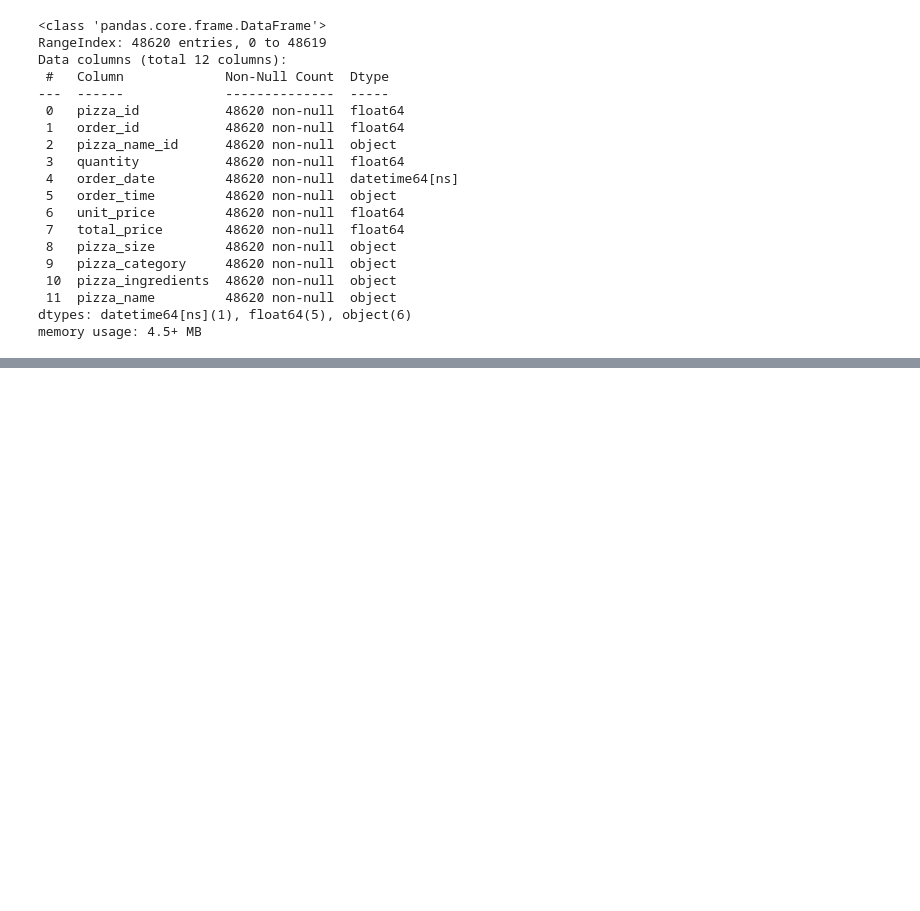
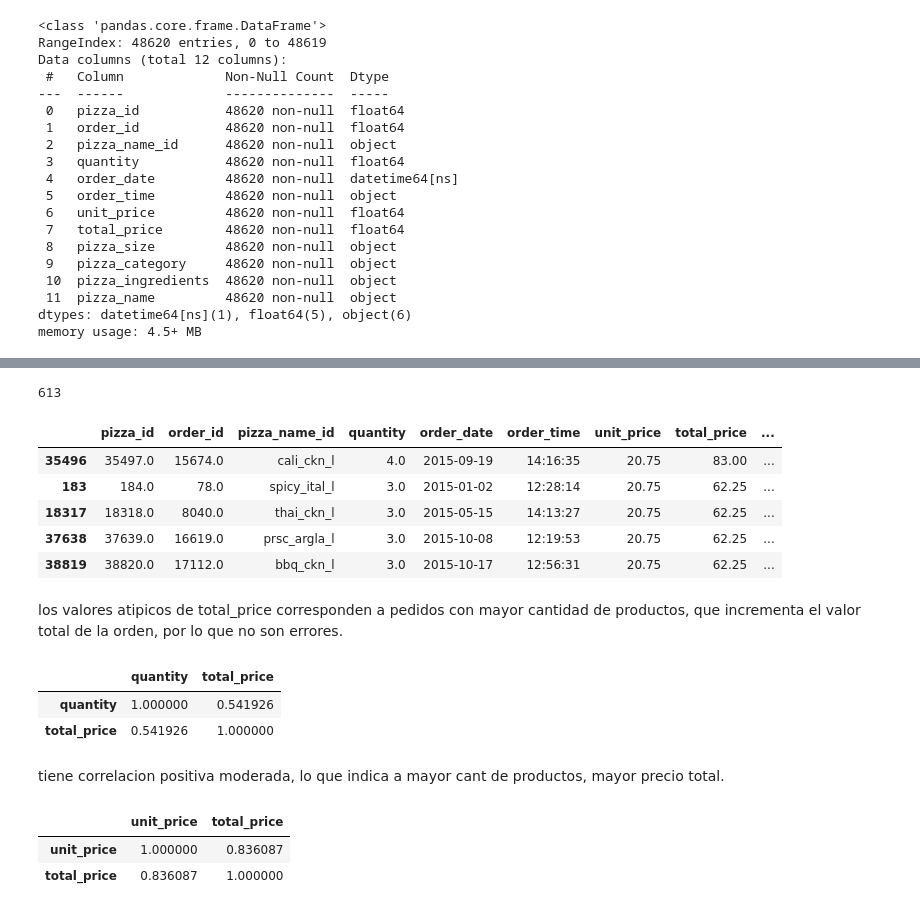
Before and after one commit to Juanjerezz/ciencia-de-datos, a Jupyter notebook: 4.EDA/Pizza_sales.ipynb, the cells around one changed output, grey strips where cells are left out. Drawn from its saved outputs; the diff is of its cells as text; code cells hidden in the pictures; blank space fills up the shorter version.

```diff
--- a/4.EDA/Pizza_sales.ipynb
+++ b/4.EDA/Pizza_sales.ipynb
@@ -138,0 +201,36 @@ order_time ya  esta como datetime.time pero en info aparece como objeto, raro
+# %%
+Q1 = df['total_price'].quantile(0.25)
+Q3 = df['total_price'].quantile(0.75)
+IQR = Q3 - Q1
+
+outliers = df[(df['total_price'] < Q1 - 1.5*IQR) |
+              (df['total_price'] > Q3 + 1.5*IQR)]
+
+len(outliers)
+# %% [output]
+613
+# %%
+outliers.sort_values(by='total_price', ascending=False).head()
+# %% [output]
+|  | pizza_id | order_id | pizza_name_id | quantity | order_date | order_time | unit_price | total_price | ... |
+| 35496 | 35497.0 | 15674.0 | cali_ckn_l | 4.0 | 2015-09-19 | 14:16:35 | 20.75 | 83.00 | ... |
+| 183 | 184.0 | 78.0 | spicy_ital_l | 3.0 | 2015-01-02 | 12:28:14 | 20.75 | 62.25 | ... |
+| 18317 | 18318.0 | 8040.0 | thai_ckn_l | 3.0 | 2015-05-15 | 14:13:27 | 20.75 | 62.25 | ... |
+| 37638 | 37639.0 | 16619.0 | prsc_argla_l | 3.0 | 2015-10-08 | 12:19:53 | 20.75 | 62.25 | ... |
+| 38819 | 38820.0 | 17112.0 | bbq_ckn_l | 3.0 | 2015-10-17 | 12:56:31 | 20.75 | 62.25 | ... |
+# %% [markdown]
+los valores atipicos de total_price corresponden a pedidos con mayor cantidad de productos, que incrementa el valor total de la orden, por lo que no son errores.
+# %%
+df[['quantity', 'total_price']].corr()
+# %% [output]
+|  | quantity | total_price |
+| quantity | 1.000000 | 0.541926 |
+| total_price | 0.541926 | 1.000000 |
+# %% [markdown]
+tiene correlacion positiva moderada, lo que indica a mayor cant de productos, mayor precio total.
+# %%
+df[['unit_price', 'total_price']].corr()
+# %% [output]
+|  | unit_price | total_price |
+| unit_price | 1.000000 | 0.836087 |
+| total_price | 0.836087 | 1.000000 |
```
Also changed, not shown: parts of 30 cells of this notebook.
